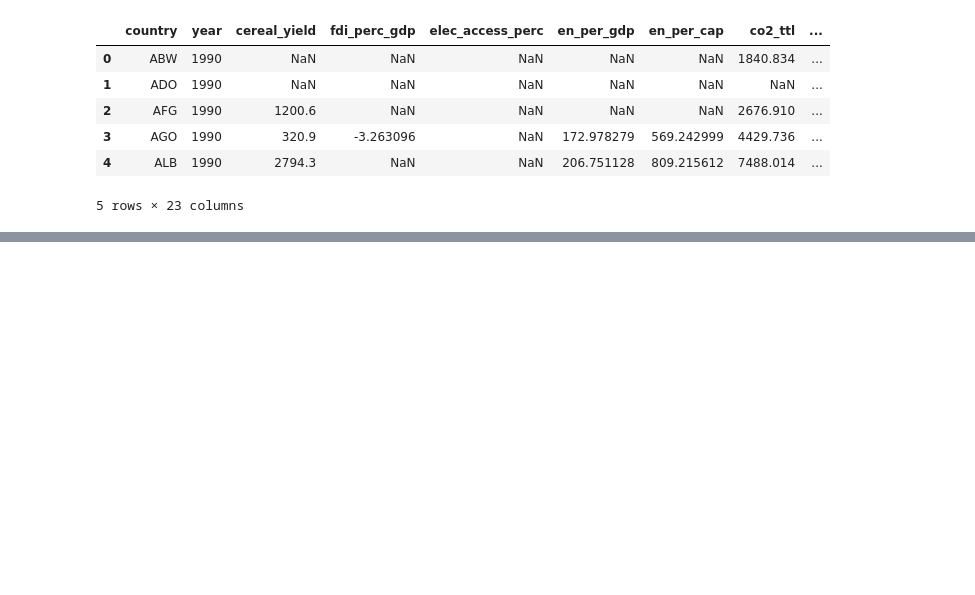
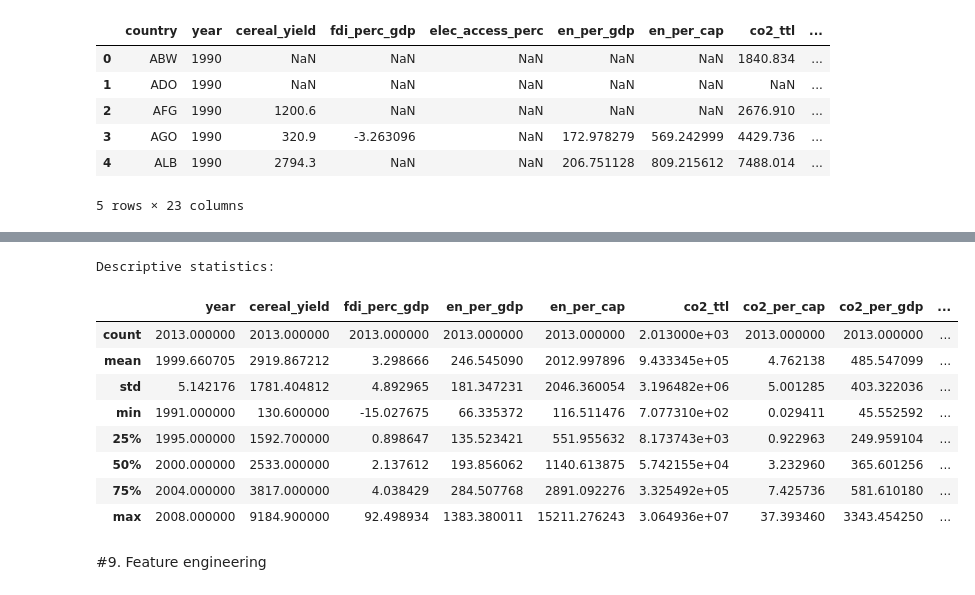
Before and after one commit to andreaPorrazzo/Porrazzo-Analysis-of-climate-change-and-its-potential-impacts, a Jupyter notebook: Porrazzo_Analysis_of_climate_change.ipynb, the cells around one changed output, grey strips where cells are left out. Saved outputs shown, nothing was run; the diff lists cells and outputs as text; code cells hidden in the pictures; blank space fills up the shorter version.

Commit message:
End Data cleaning phase and Data Visualization phase

```diff
--- a/Porrazzo_Analysis_of_climate_change.ipynb
+++ b/Porrazzo_Analysis_of_climate_change.ipynb
@@ -360,0 +618,2 @@ all_vars.head()
+# %%
+data_cleaned= pd.read_csv('/content/drive/MyDrive/Dataset/data_cleaned.csv')
@@ -360,0 +660,16 @@ all_vars.head()
+# %%
+print("Descriptive statistics:")
+data_cleaned.describe()
+# %% [output]
+Descriptive statistics:
+|  | year | cereal_yield | fdi_perc_gdp | en_per_gdp | en_per_cap | co2_ttl | co2_per_cap | co2_per_gdp | ... |
+| count | 2013.000000 | 2013.000000 | 2013.000000 | 2013.000000 | 2013.000000 | 2.013000e+03 | 2013.000000 | 2013.000000 | ... |
+| mean | 1999.660705 | 2919.867212 | 3.298666 | 246.545090 | 2012.997896 | 9.433345e+05 | 4.762138 | 485.547099 | ... |
+| std | 5.142176 | 1781.404812 | 4.892965 | 181.347231 | 2046.360054 | 3.196482e+06 | 5.001285 | 403.322036 | ... |
+| min | 1991.000000 | 130.600000 | -15.027675 | 66.335372 | 116.511476 | 7.077310e+02 | 0.029411 | 45.552592 | ... |
+| 25% | 1995.000000 | 1592.700000 | 0.898647 | 135.523421 | 551.955632 | 8.173743e+03 | 0.922963 | 249.959104 | ... |
+| 50% | 2000.000000 | 2533.000000 | 2.137612 | 193.856062 | 1140.613875 | 5.742155e+04 | 3.232960 | 365.601256 | ... |
+| 75% | 2004.000000 | 3817.000000 | 4.038429 | 284.507768 | 2891.092276 | 3.325492e+05 | 7.425736 | 581.610180 | ... |
+| max | 2008.000000 | 9184.900000 | 92.498934 | 1383.380011 | 15211.276243 | 3.064936e+07 | 37.393460 | 3343.454250 | ... |
+# %% [markdown]
+#9. Feature engineering
```
Also changed, not shown: parts of 59 cells of this notebook.
